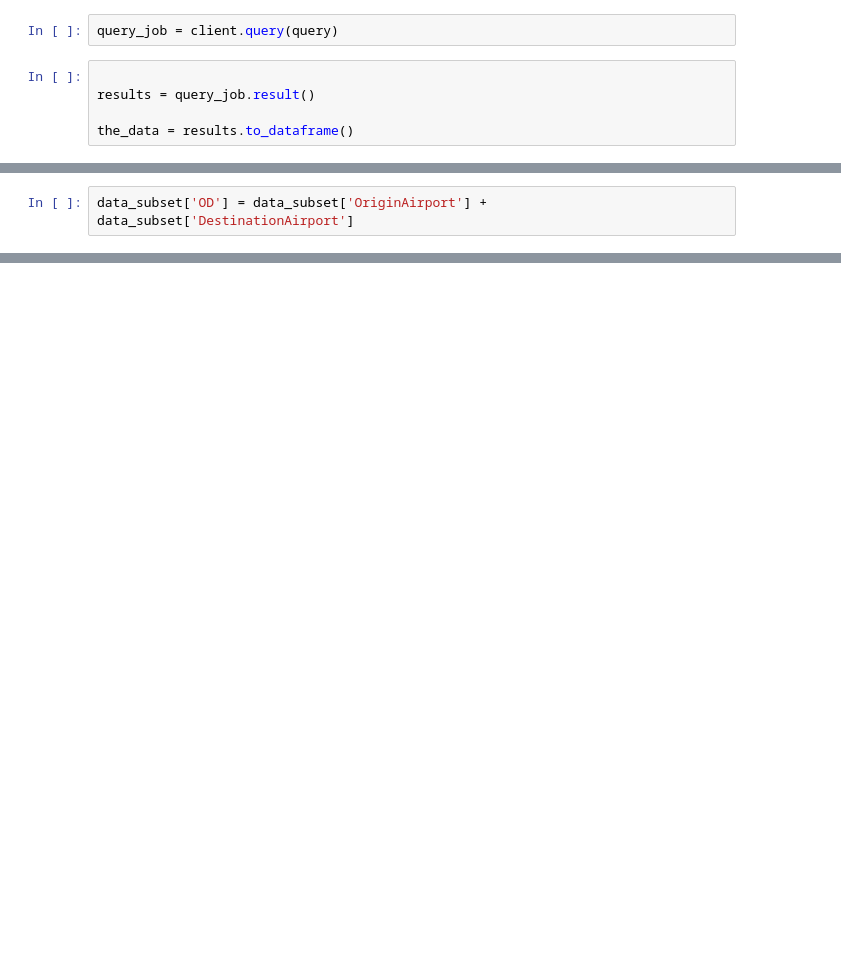
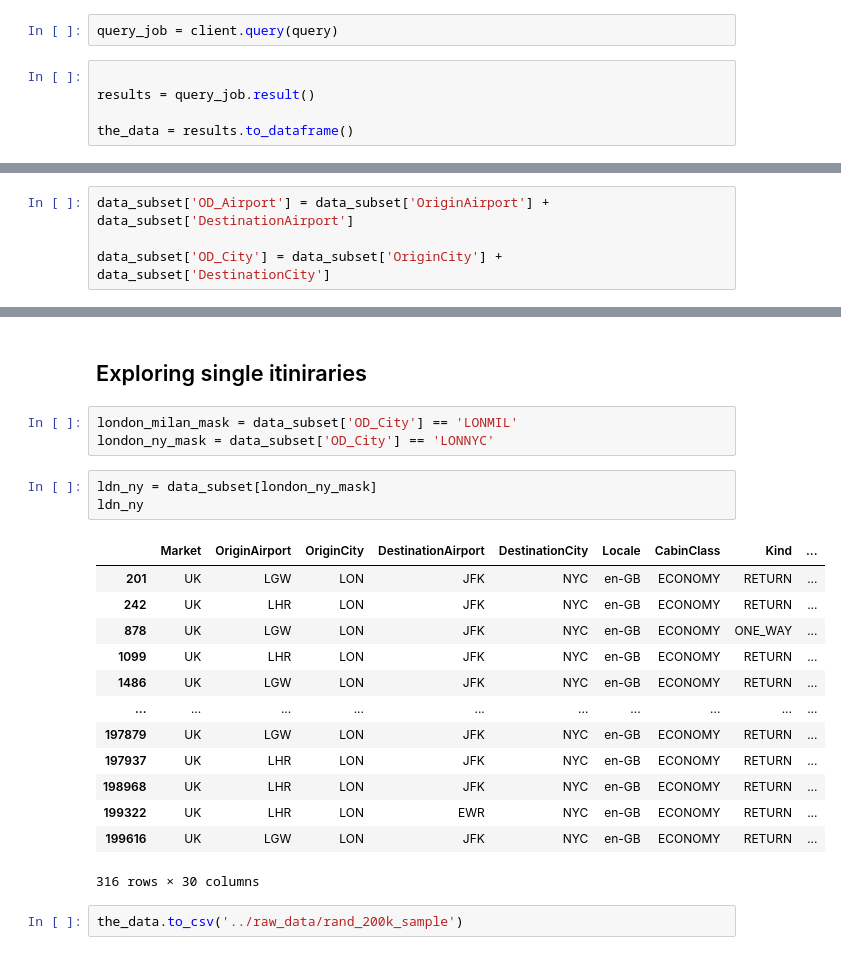
Before and after one commit to LaGenace/OptiFlyAi, a Jupyter notebook: Notebooks/ant_gcp_explore.ipynb, the cells around one changed output, grey strips where cells are left out. Drawn from its saved outputs; the diff is of its cells as text; blank space fills up the shorter version.

```diff
--- a/Notebooks/ant_gcp_explore.ipynb
+++ b/Notebooks/ant_gcp_explore.ipynb
@@ -135,2 +113,4 @@ data_subset
 # %%
-data_subset['OD'] = data_subset['OriginAirport'] + data_subset['DestinationAirport']
+data_subset['OD_Airport'] = data_subset['OriginAirport'] + data_subset['DestinationAirport']
+
+data_subset['OD_City'] = data_subset['OriginCity'] + data_subset['DestinationCity']
@@ -172,0 +191,24 @@ Name: Leg_0_segment_0_OperatingCarrierIATA, dtype: float64
+# %% [markdown]
+## Exploring single itiniraries
+# %%
+london_milan_mask = data_subset['OD_City'] == 'LONMIL'
+london_ny_mask = data_subset['OD_City'] == 'LONNYC'
+# %%
+ldn_ny = data_subset[london_ny_mask]
+ldn_ny
+# %% [output]
+|  | Market | OriginAirport | OriginCity | DestinationAirport | DestinationCity | Locale | CabinClass | Kind | ... |
+| 201 | UK | LGW | LON | JFK | NYC | en-GB | ECONOMY | RETURN | ... |
+| 242 | UK | LHR | LON | JFK | NYC | en-GB | ECONOMY | RETURN | ... |
+| 878 | UK | LGW | LON | JFK | NYC | en-GB | ECONOMY | ONE_WAY | ... |
+| 1099 | UK | LHR | LON | JFK | NYC | en-GB | ECONOMY | RETURN | ... |
+| 1486 | UK | LGW | LON | JFK | NYC | en-GB | ECONOMY | RETURN | ... |
+| ... | ... | ... | ... | ... | ... | ... | ... | ... | ... |
+| 197879 | UK | LGW | LON | JFK | NYC | en-GB | ECONOMY | RETURN | ... |
+| 197937 | UK | LHR | LON | JFK | NYC | en-GB | ECONOMY | RETURN | ... |
+| 198968 | UK | LHR | LON | JFK | NYC | en-GB | ECONOMY | RETURN | ... |
+| 199322 | UK | LHR | LON | EWR | NYC | en-GB | ECONOMY | RETURN | ... |
+| 199616 | UK | LGW | LON | JFK | NYC | en-GB | ECONOMY | RETURN | ... |
+316 rows × 30 columns
+# %%
+the_data.to_csv('../raw_data/rand_200k_sample')
```
Also changed, not shown: parts of 23 cells of this notebook, 1 other file.
